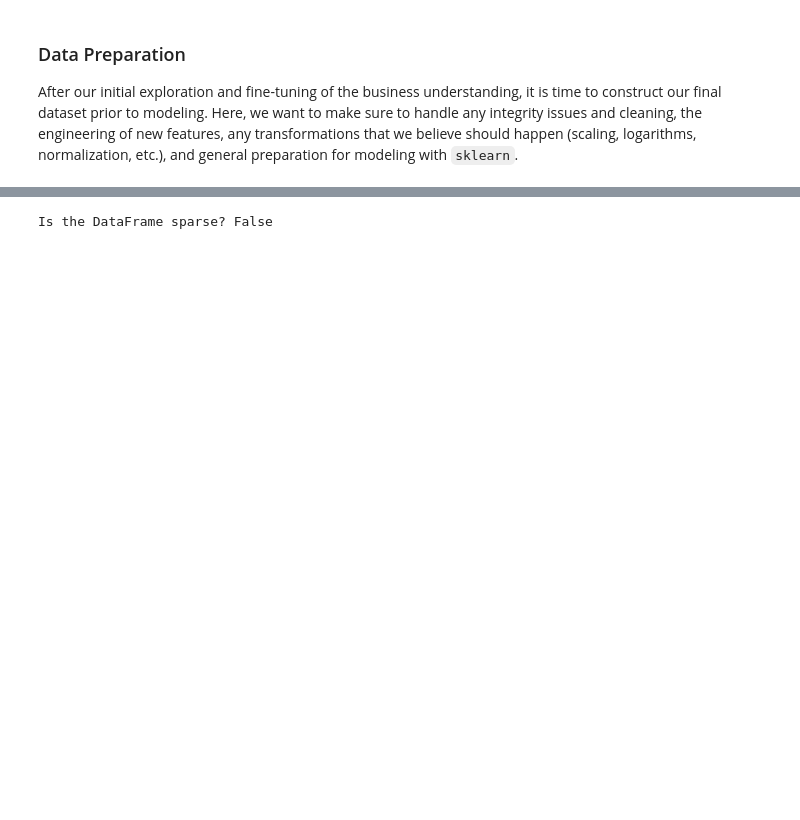
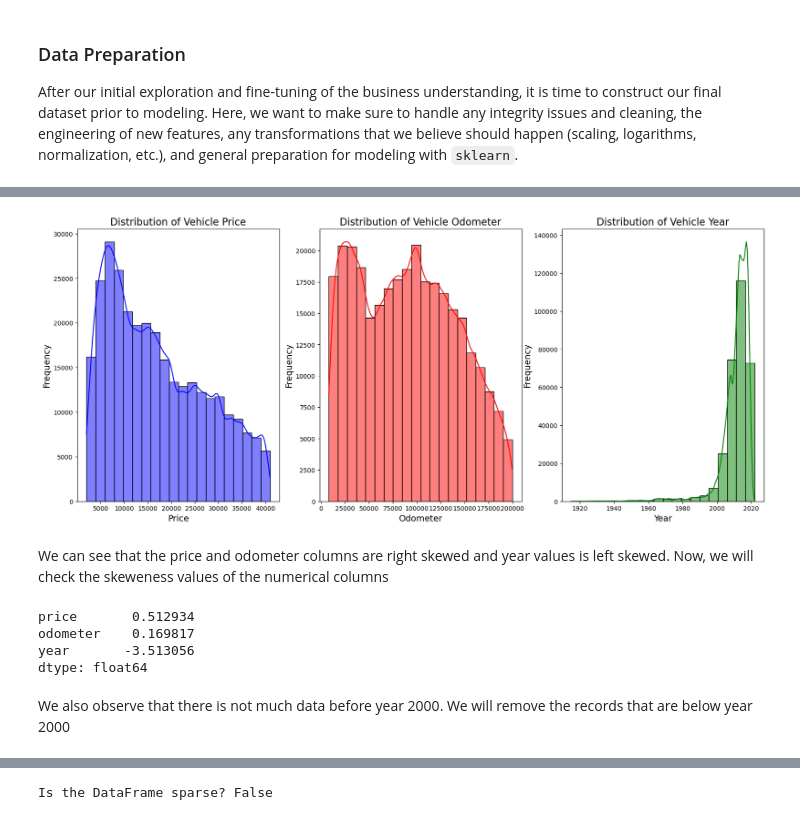
Before and after one commit to kkharel/PriceofaCar, a Jupyter notebook: notebook.ipynb, the cells around one changed output, grey strips where cells are left out. Cells and saved outputs as stored; diff of their text form; code cells hidden in the pictures; blank space fills up the shorter version.

```diff
--- a/notebook.ipynb
+++ b/notebook.ipynb
@@ -695,0 +392,12 @@ dataset = data_transformed_df.reset_index(drop = True)
+# %%
+# Removing top and bottom 5% of the dataset
+
+overall_data_outlier_removed = overall_data_outlier_removed[
+    (overall_data_outlier_removed.price < np.quantile(overall_data_outlier_removed.price, 0.95)) &
+    (overall_data_outlier_removed.odometer < np.quantile(overall_data_outlier_removed.odometer, 0.95))
+]
+
+overall_data_outlier_removed = overall_data_outlier_removed[
+    (overall_data_outlier_removed.price > np.quantile(overall_data_outlier_removed.price, 0.05)) &
+    (overall_data_outlier_removed.odometer > np.quantile(overall_data_outlier_removed.odometer, 0.05))
+]
@@ -695,0 +418,40 @@ dataset = data_transformed_df.reset_index(drop = True)
+# %%
+# plotting the distribution of the price, odometer and year columns
+
+plt.figure(figsize = (20, 8))
+
+plt.subplot(1, 3, 1)
+sns.histplot(overall_data_outlier_removed.price, bins = 20, kde = True, color = 'blue')
+plt.title('Distribution of Vehicle Price', fontsize = 16)
+plt.xlabel('Price', fontsize = 14)
+plt.ylabel('Frequency', fontsize = 14)
+
+plt.subplot(1, 3, 2)
+sns.histplot(overall_data_outlier_removed.odometer, bins = 20, kde = True, color = 'red')
+plt.title('Distribution of Vehicle Odometer', fontsize = 16)
+plt.xlabel('Odometer', fontsize = 14)
+plt.ylabel('Frequency', fontsize = 14)
+
+plt.subplot(1, 3, 3)
+sns.histplot(overall_data_outlier_removed.year, bins = 20, kde = True, color = 'green')
+plt.title('Distribution of Vehicle Year', fontsize = 16)
+plt.xlabel('Year', fontsize = 14)
+plt.ylabel('Frequency', fontsize = 14)
+
+plt.show()
+plt.close()
+# %% [output]
+[figure, added]
+# %% [markdown]
+We can see that the price and odometer columns are right skewed and year values is left skewed. Now, we will check the skeweness values of the numerical columns
+# %%
+
+skewness = overall_data_outlier_removed[['price', 'odometer', 'year']].apply(lambda x: skew(x))
+skewness
+# %% [output]
+price       0.512934
+odometer    0.169817
+year       -3.513056
+dtype: float64
+# %% [markdown]
+We also observe that there is not much data before year 2000. We will remove the records that are below year 2000
```
Also changed, not shown: parts of 116 cells of this notebook, 1 other file.
